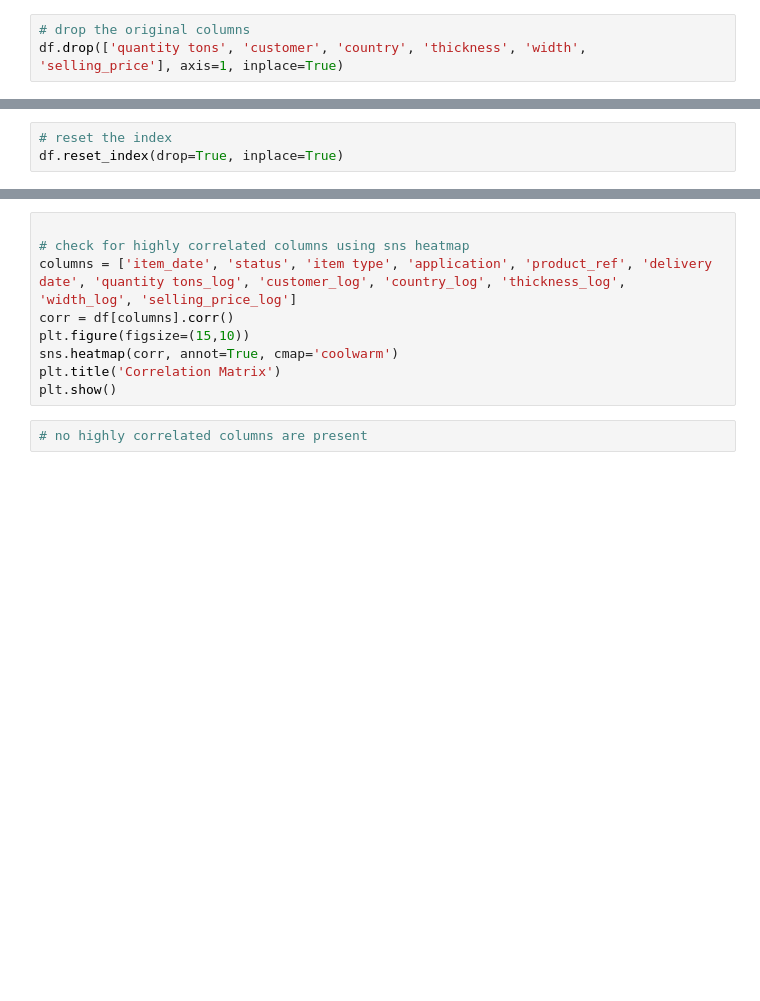
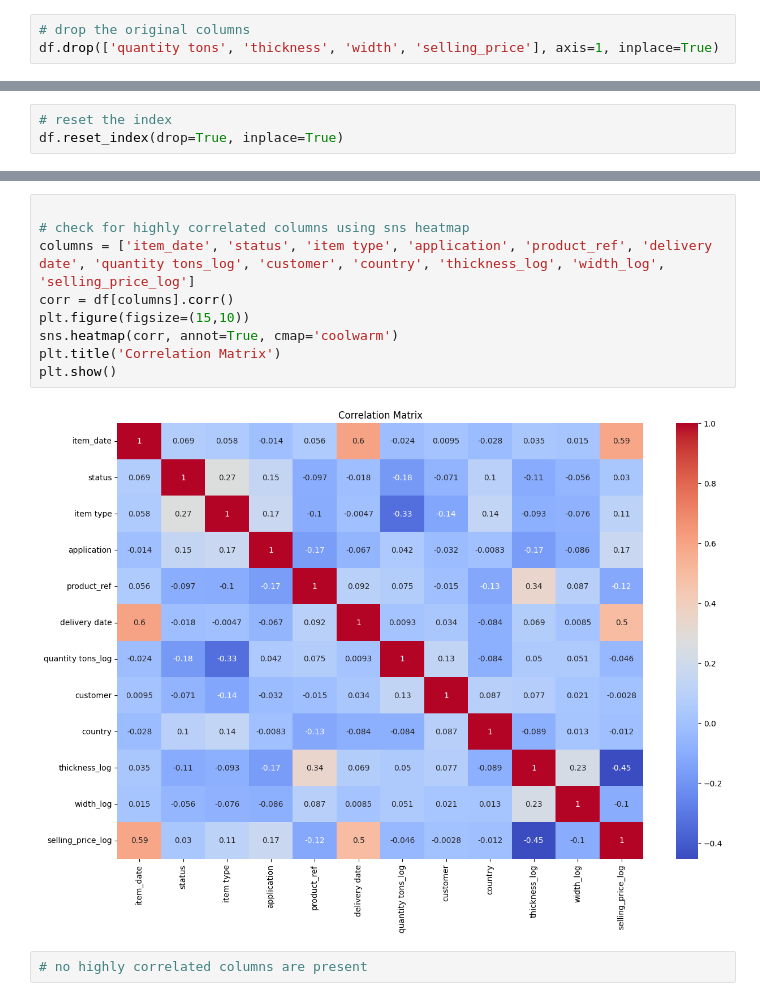
Before and after one commit to gkrishna247/copper-forge, a Jupyter notebook: program.ipynb, the cells around one changed output, grey strips where cells are left out. Drawn from its saved outputs; the diff is of its cells as text; blank space fills up the shorter version.

```diff
--- a/program.ipynb
+++ b/program.ipynb
@@ -294,6 +556,6 @@ for i in ['quantity tons_log', 'customer_log', 'country_log', 'item type', 'appl
 # %%
 # drop the original columns
-df.drop(['quantity tons', 'customer', 'country', 'thickness', 'width', 'selling_price'], axis=1, inplace=True)
+df.drop(['quantity tons', 'thickness', 'width', 'selling_price'], axis=1, inplace=True)
 # %%
 # check the data
 df.head()
@@ -324,12 +652,14 @@ print(df.dtypes)
 # %%
 
 # check for highly correlated columns using sns heatmap
-columns = ['item_date', 'status', 'item type', 'application', 'product_ref', 'delivery date', 'quantity tons_log', 'customer_log', 'country_log', 'thickness_log', 'width_log', 'selling_price_log']
+columns = ['item_date', 'status', 'item type', 'application', 'product_ref', 'delivery date', 'quantity tons_log', 'customer', 'country', 'thickness_log', 'width_log', 'selling_price_log']
 corr = df[columns].corr()
 plt.figure(figsize=(15,10))
 sns.heatmap(corr, annot=True, cmap='coolwarm')
 plt.title('Correlation Matrix')
 plt.show()
+# %% [output]
+[figure, added]
 # %%
 # no highly correlated columns are present
 # %%
```
Also changed, not shown: parts of 44 cells of this notebook, 1 other file.
